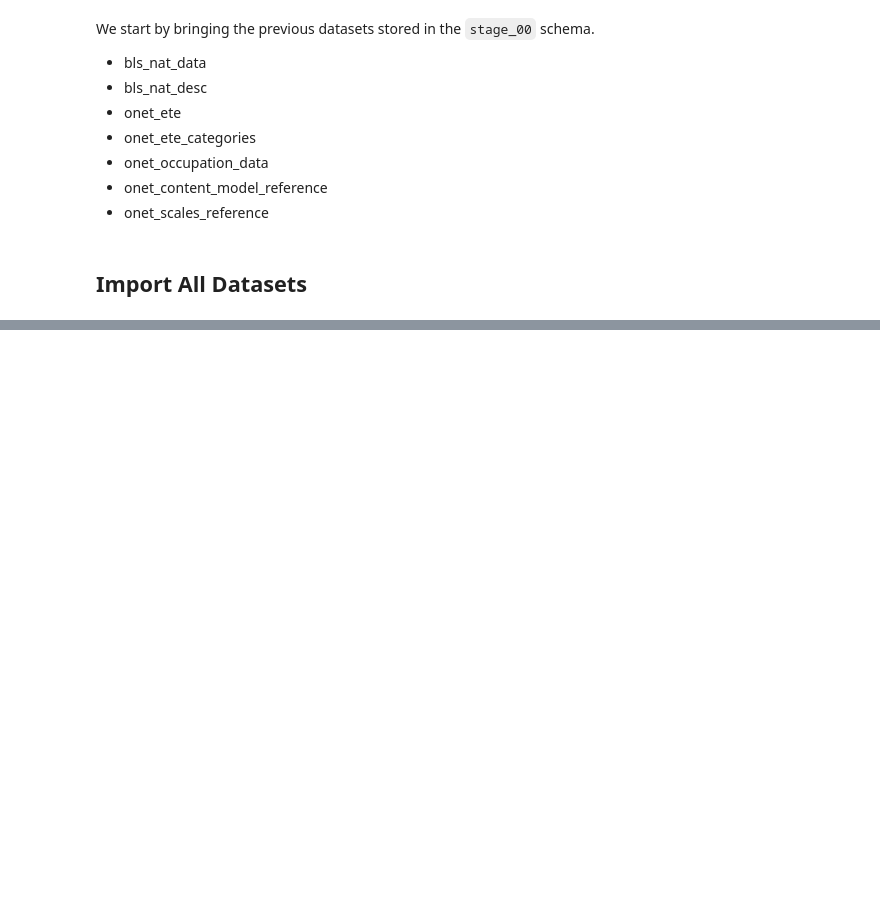
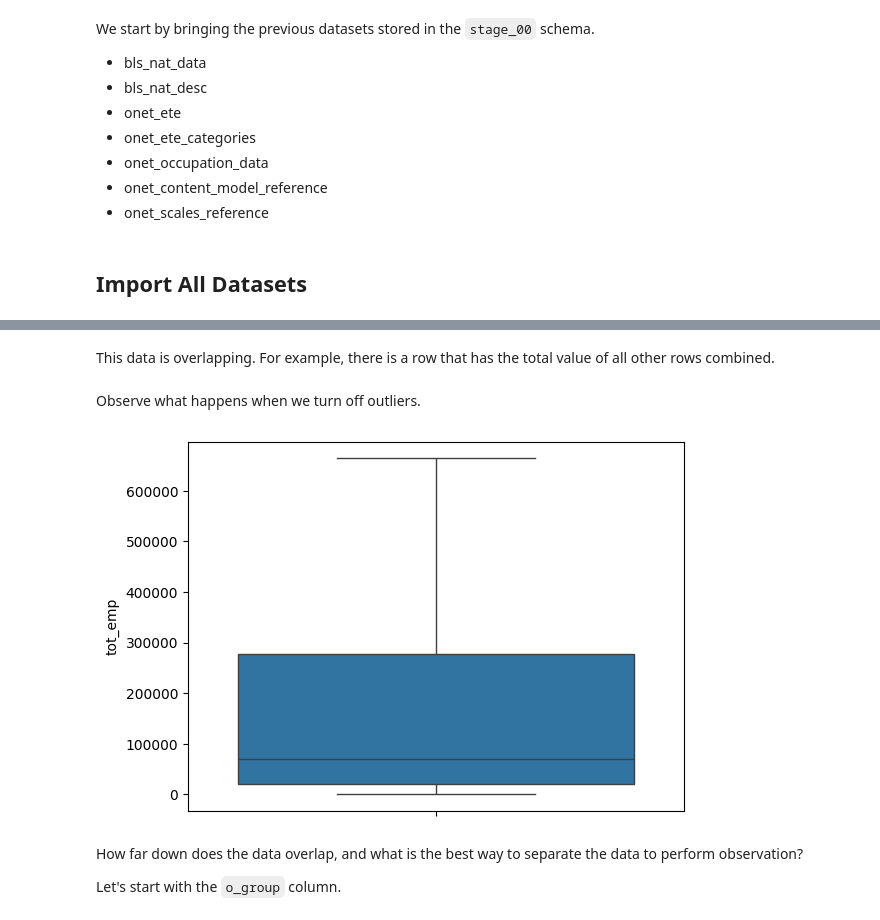
Before and after one commit to blue-santa/comparing-training-req-to-salary-exp, a Jupyter notebook: notebooks/03-exploratory-data-analysis/02-00-eda-train-reward-compare.ipynb, the cells around one changed output, grey strips where cells are left out. Cells and saved outputs as stored; diff of their text form; code cells hidden in the pictures; blank space fills up the shorter version.

```diff
--- a/notebooks/03-exploratory-data-analysis/02-00-eda-train-reward-compare.ipynb
+++ b/notebooks/03-exploratory-data-analysis/02-00-eda-train-reward-compare.ipynb
@@ -116,0 +220,14 @@ with engine.connect() as conn:
+# %% [markdown]
+This data is overlapping. For example, there is a row that has the total value of all other rows combined.
+# %% [markdown]
+Observe what happens when we turn off outliers.
+# %%
+fig, ax = plt.subplots()
+_ = sns.boxplot(data=nat_data, y='tot_emp', showfliers=False)
+plt.show()
+# %% [output]
+[figure, added]
+# %% [markdown]
+How far down does the data overlap, and what is the best way to separate the data to perform observation?
+
+Let's start with the `o_group` column.
```
Also changed, not shown: parts of 80 cells of this notebook.
